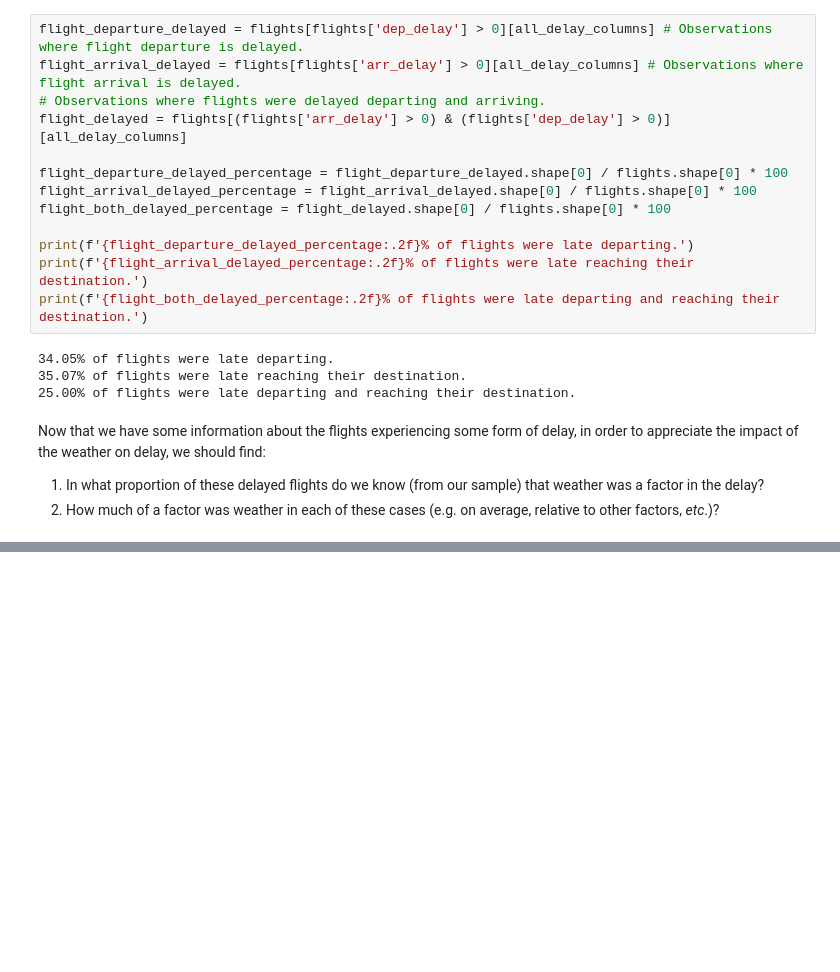
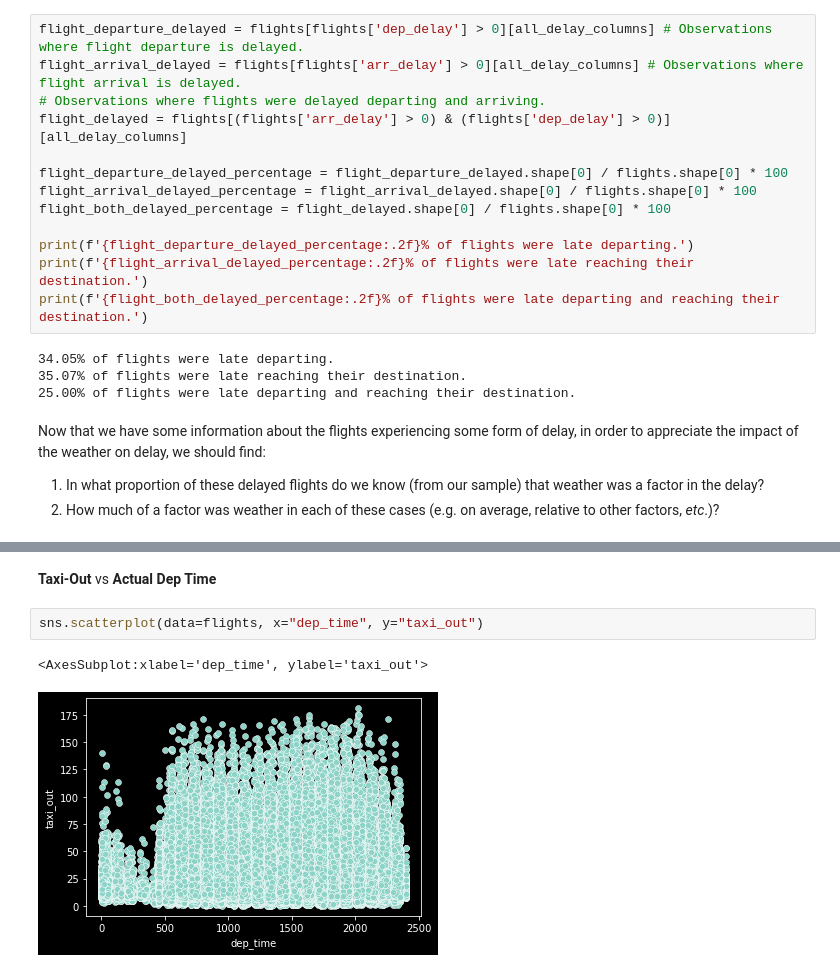
Before and after one commit to jsilke/flight-delay-prediction, a Jupyter notebook: Exploration/recommended_exploration.ipynb, the cells around one changed output, grey strips where cells are left out. Drawn from its saved outputs; the diff is of its cells as text; blank space fills up the shorter version.

```diff
--- a/Exploration/recommended_exploration.ipynb
+++ b/Exploration/recommended_exploration.ipynb
@@ -361,0 +391,7 @@ Now that we have some information about the flights experiencing some form of de
+# %% [markdown]
+**Taxi-Out** vs **Actual Dep Time**
+# %%
+sns.scatterplot(data=flights, x="dep_time", y="taxi_out")
+# %% [output]
+<AxesSubplot:xlabel='dep_time', ylabel='taxi_out'>
+[figure, added]
```
Also changed, not shown: parts of 15 cells of this notebook, 1 other file.
